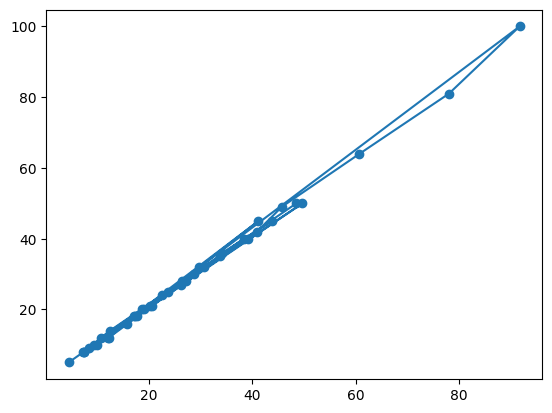
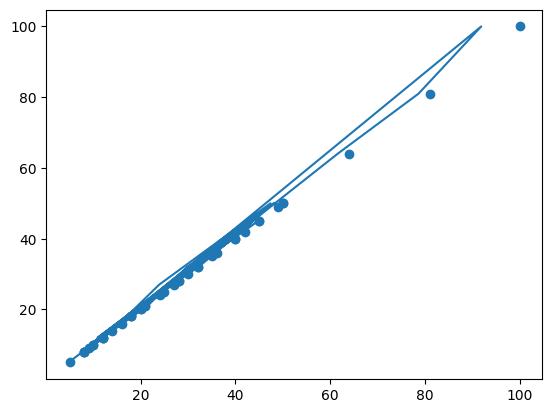
The change to this notebook cell's code, shown as a diff; its figure went from the first image to the second:
--- before
+++ after
@@ -5,4 +5,4 @@
 
 plt.plot(px,py)
-plt.scatter(px,py)
+plt.scatter(py,py)
 plt.show()

Commit: add: added datasets for cnn